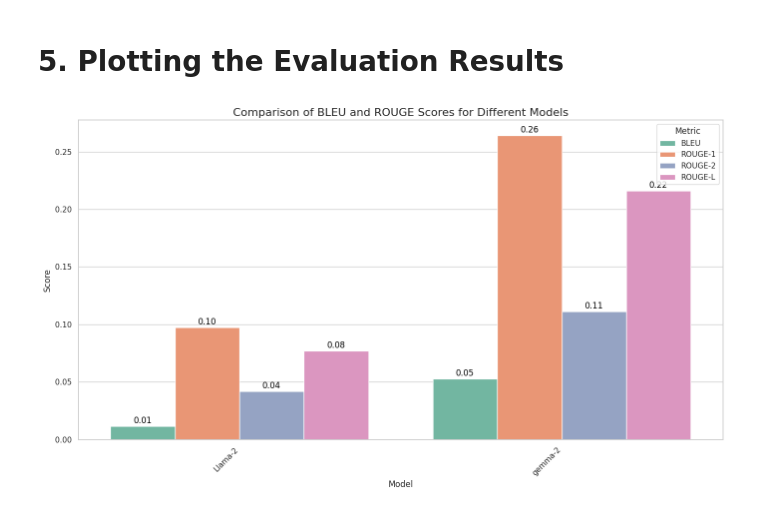
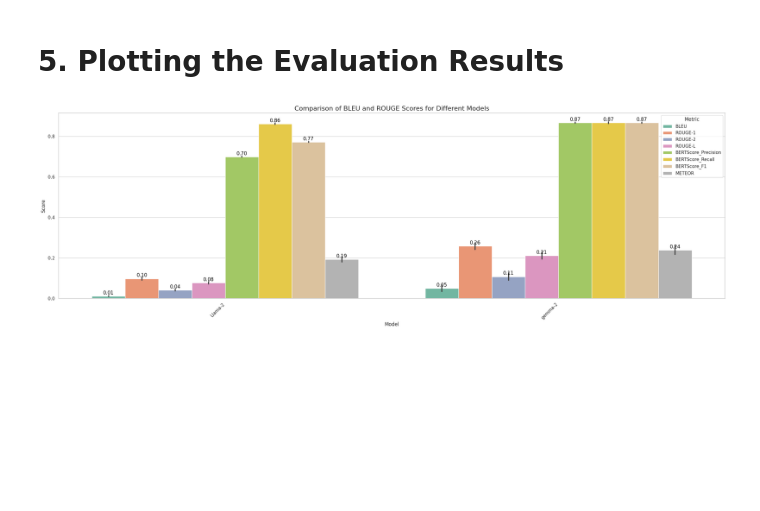
Before and after one commit to vinoj-umich/capstone, a Jupyter notebook: rag_evaluation.ipynb, the cells around one changed output. Cells and saved outputs as stored; diff of their text form; code cells hidden in the pictures; blank space fills up the shorter version.

Commit message:
Added bertscores and meteor

```diff
--- a/rag_evaluation.ipynb
+++ b/rag_evaluation.ipynb
@@ -329,35 +332,35 @@ import seaborn as sns
 import pandas as pd
 
 # Reshaping the data into a long format
-melted_scores = average_scores.melt(id_vars="Model",
-                                    value_vars=["BLEU", "ROUGE-1", "ROUGE-2", "ROUGE-L"],
+melted_scores = eval_df.melt(id_vars="Model",
+                                    value_vars=["BLEU", "ROUGE-1", "ROUGE-2", "ROUGE-L", 'BERTScore_Precision', 'BERTScore_Recall', 'BERTScore_F1', 'METEOR'],
                                     var_name="Metric",
                                     value_name="Score")
 
 # Set the plotting style
 sns.set(style="whitegrid")
 
 # Create the grouped bar chart
-plt.figure(figsize=(14, 8))
+plt.figure(figsize=(24, 8))
 ax = sns.barplot(x="Model", y="Score", hue="Metric", data=melted_scores, palette="Set2")
 
 # Title and labels
 plt.title("Comparison of BLEU and ROUGE Scores for Different Models", fontsize=16)
 plt.ylabel("Score", fontsize=12)
 plt.xlabel("Model", fontsize=12)
 
 # Rotate x-axis labels for better readability
 plt.xticks(rotation=45, ha="right")
 
 # Add annotations for each bar
 for p in ax.patches:
     ax.annotate(f'{p.get_height():.2f}', (p.get_x() + p.get_width() / 2., p.get_height()),
                 ha='center', va='center', fontsize=12, color='black',
                 xytext=(0, 8), textcoords='offset points')
 
 # Display the plot
 plt.legend(title="Metric", loc="upper right")
 plt.tight_layout()
 plt.show()
 # %% [output]
-[figure, old version]
+[figure, new version]
```
Also changed, not shown: parts of 2 cells of this notebook, 2 other files.
